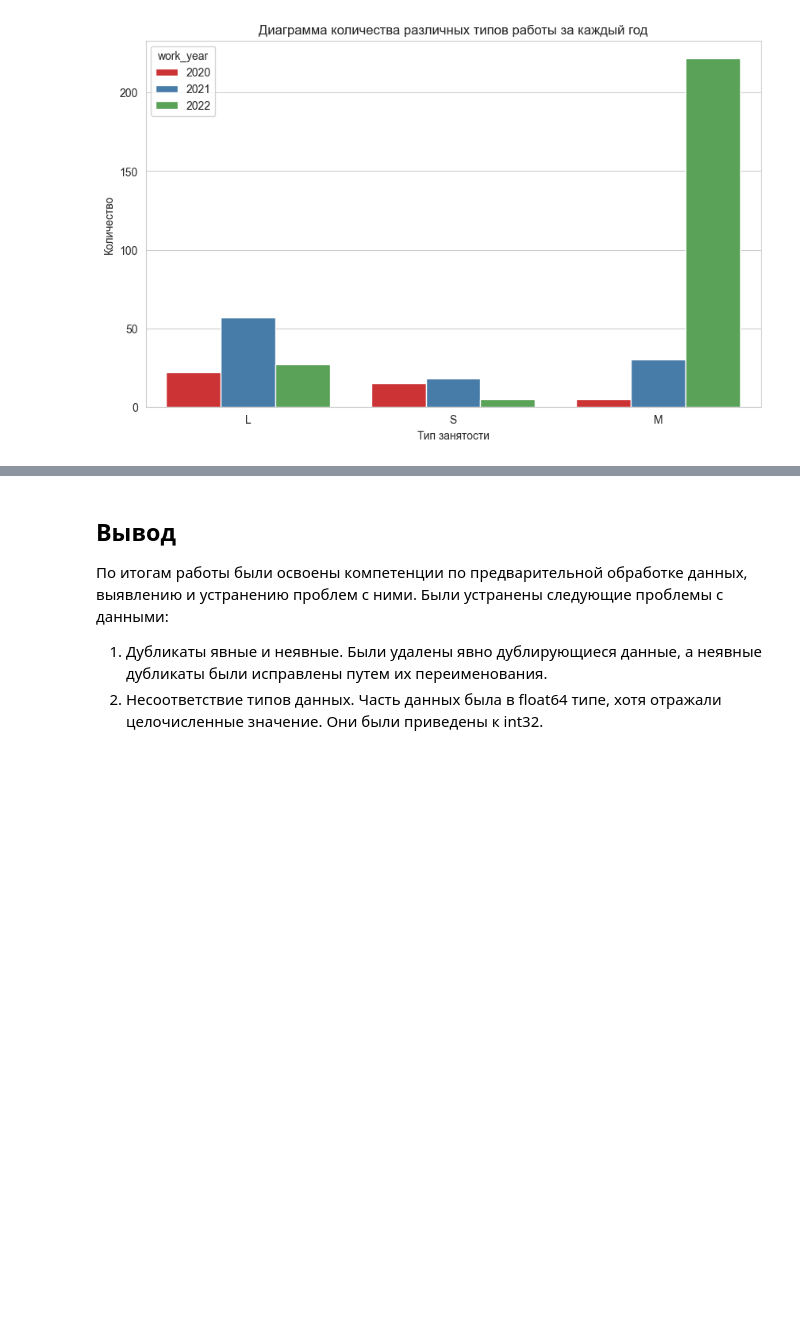
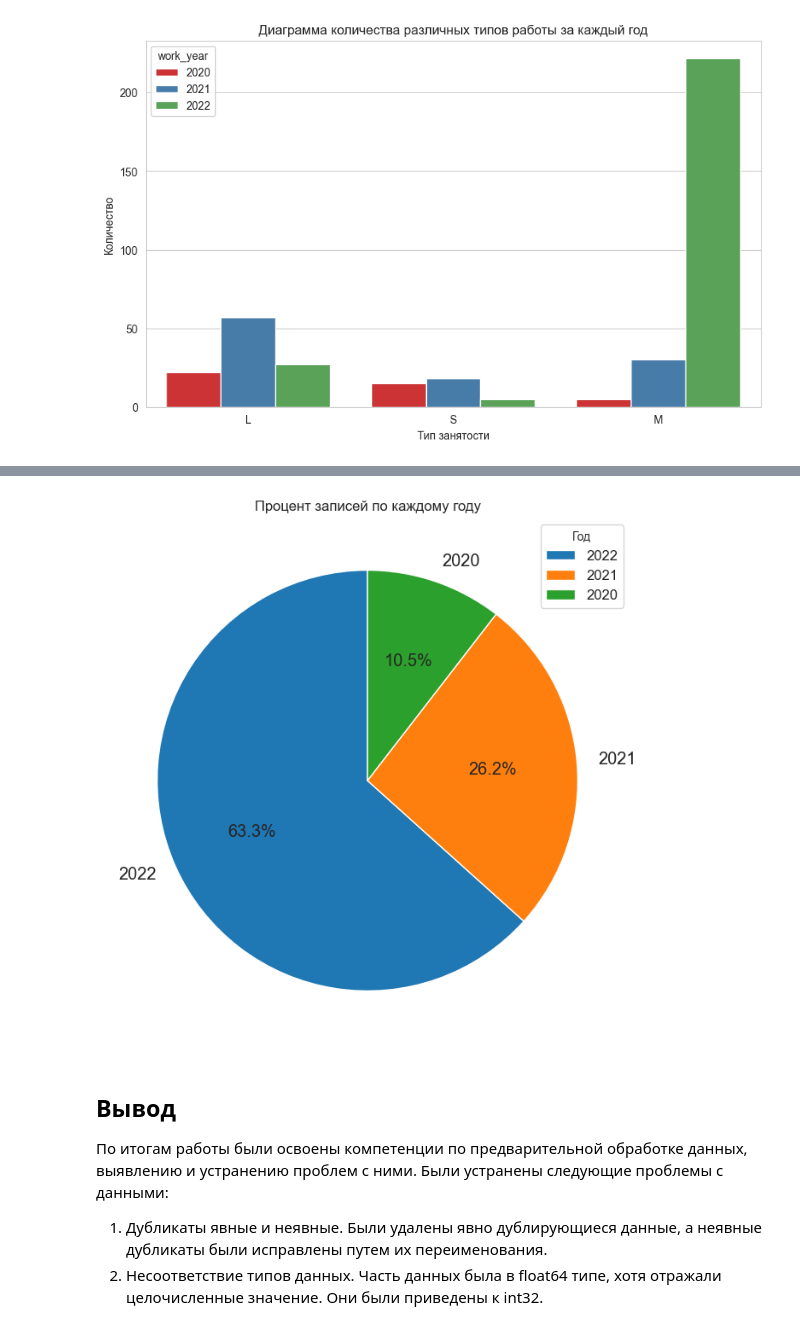
Before and after one commit to MaksimLevchenko/data_analysis_2, a Jupyter notebook: ЛР2_ЛевченкоМС_7.ipynb, the cells around one changed output, grey strips where cells are left out. Saved outputs shown, nothing was run; the diff lists cells and outputs as text; code cells hidden in the pictures; blank space fills up the shorter version.

```diff
--- a/ЛР2_ЛевченкоМС_7.ipynb
+++ b/ЛР2_ЛевченкоМС_7.ipynb
@@ -231,3 +271,15 @@ plt.show()
+# %%
+# Подсчет количества записей по каждому году
+year_counts = df['work_year'].value_counts()
+
+# Построение круговой диаграммы
+plt.figure(figsize=(8, 8))
+plt.pie(year_counts, labels=year_counts.index, autopct='%1.1f%%', startangle=90, textprops={'size': 'x-large'})
+plt.title('Процент записей по каждому году')
+plt.legend(title='Год', fontsize=12, bbox_to_anchor=(1, 1))
+plt.show()
+# %% [output]
+[figure, added]
 # %% [markdown]
 ## Вывод
 По итогам работы были освоены компетенции по предварительной обработке данных, выявлению и устранению проблем с ними.
```
Also changed, not shown: parts of 6 cells of this notebook.
